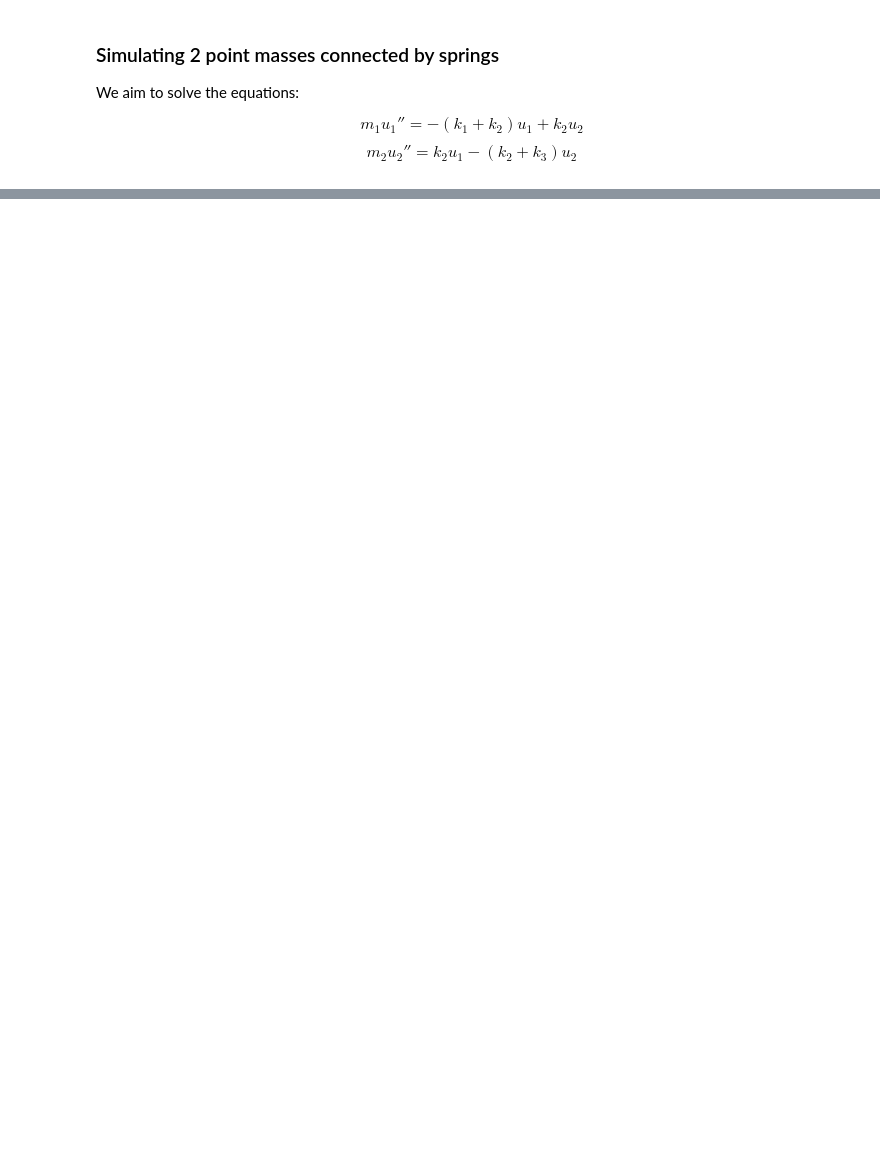
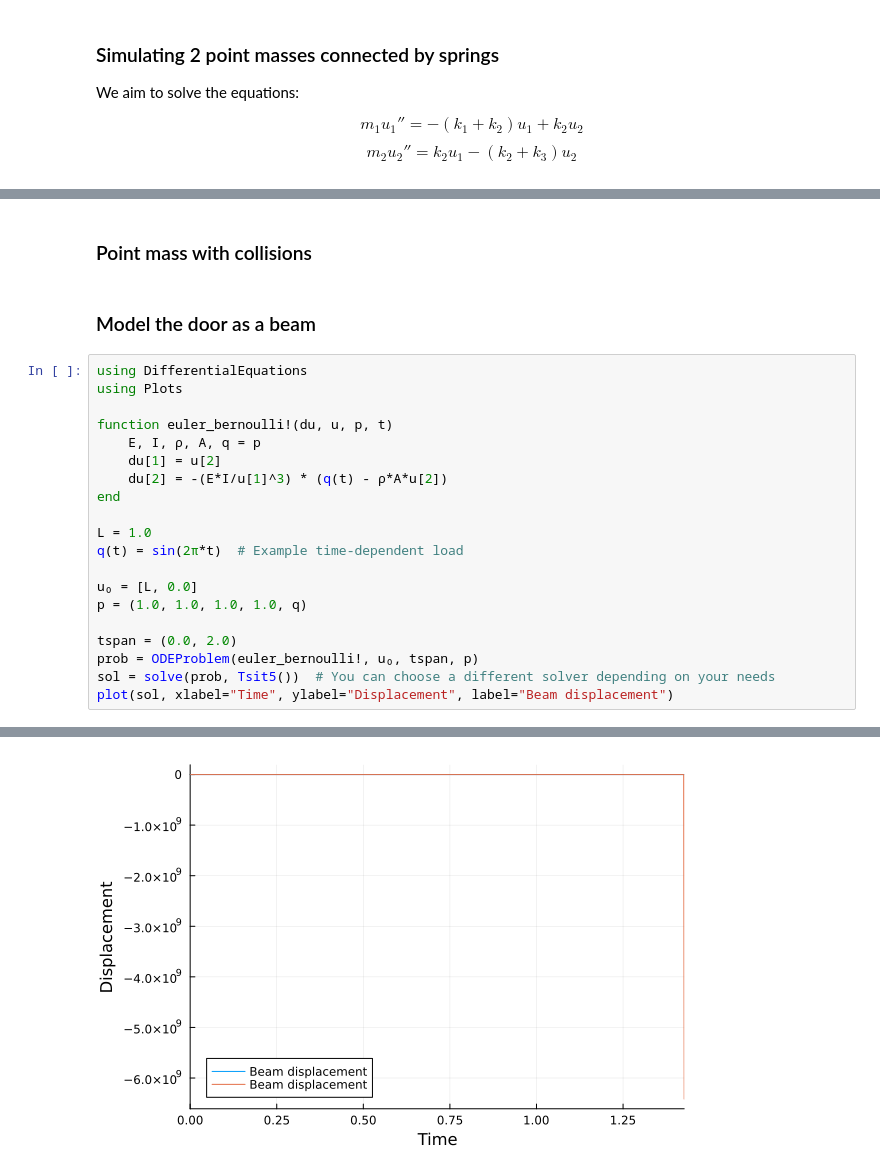
Before and after one commit to tdrAndrei/BusDoor_modeling2023, a Jupyter notebook: src/PointMassSystem.ipynb, the cells around one changed output, grey strips where cells are left out. Saved outputs shown, nothing was run; the diff lists cells and outputs as text; blank space fills up the shorter version.

```diff
--- a/src/PointMassSystem.ipynb
+++ b/src/PointMassSystem.ipynb
@@ -64 +70,26 @@ plot!(sol, vars=[4], label="displacement u2", xlabel="t", ylabel="m", color=:blu
 [figure]
+# %% [markdown]
+### Point mass with collisions
+# %% [markdown]
+### Model the door as a beam
+# %%
+using DifferentialEquations
+using Plots
+
+function euler_bernoulli!(du, u, p, t)
+    E, I, ρ, A, q = p
+    du[1] = u[2]
+    du[2] = -(E*I/u[1]^3) * (q(t) - ρ*A*u[2])
+end
+
+L = 1.0
+q(t) = sin(2π*t)  # Example time-dependent load
+
+u₀ = [L, 0.0]
+p = (1.0, 1.0, 1.0, 1.0, q)
+
+tspan = (0.0, 2.0)
+prob = ODEProblem(euler_bernoulli!, u₀, tspan, p)
+sol = solve(prob, Tsit5())  # You can choose a different solver depending on your needs
+plot(sol, xlabel="Time", ylabel="Displacement", label="Beam displacement")
+# %% [output]
@@ -64,0 +98 @@ plot!(sol, vars=[4], label="displacement u2", xlabel="t", ylabel="m", color=:blu
+[figure, added]
```
Also changed, not shown: parts of 3 cells of this notebook.
